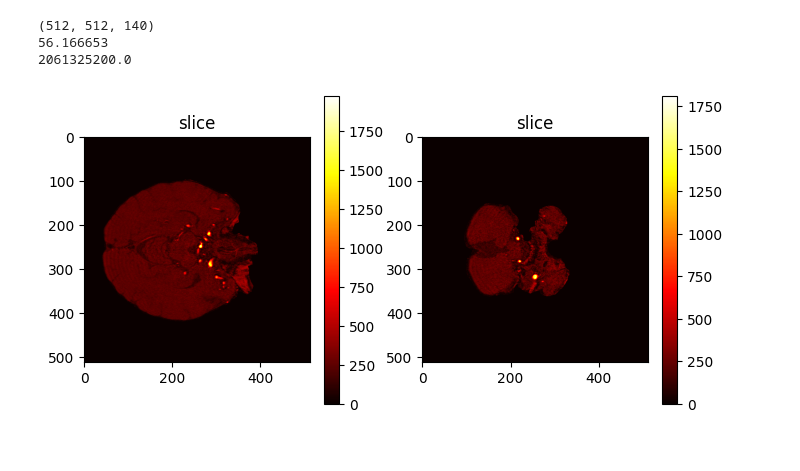
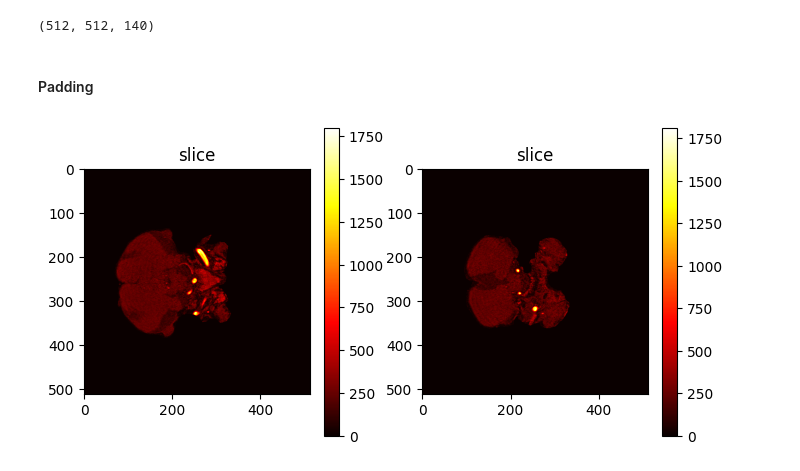
Before and after one commit to NotYourLady/MSRepo, a Jupyter notebook: VesselSegmentation/Binarization.ipynb, the cells around one changed output. Drawn from its saved outputs; the diff is of its cells as text; code cells hidden in the pictures.

```diff
--- a/VesselSegmentation/Binarization.ipynb
+++ b/VesselSegmentation/Binarization.ipynb
@@ -38,17 +37,6 @@ calculation error 1.2703821994364261e-09
 brain_file = nib.load("data/sub-299_ses-20110422_desc-angio_N4bfc_brain_mask.nii.gz")
 
 brain_vol = np.array(brain_file.dataobj)
-
 print(brain_vol.shape)
-print(brain_vol.mean())
-print(brain_vol.sum())
-
-##compressed
-#brain_vol = zoom(brain_vol, (0.25, 0.25, 0.25))
-#print(brain_vol.shape)
-#print(brain_vol.mean())
-#print(brain_vol.sum())
 # %% [output]
 (512, 512, 140)
-56.166653
-2061325200.0
@@ -55,3 +47,5 @@ print(brain_vol.sum())
+# %% [markdown]
+<h4> Padding
 # %%
 new_vol = np.zeros((512, 512, 164))
 new_vol[:, :, 12:152] = brain_vol
@@ -70,8 +62,8 @@ def print_img(vol, axis, title= 'title', slice=None, cmap='hot'):
 # %%
 SHOW_SLICE = 31
 
 fig, ax = plt.subplots(1, 2, figsize=(8, 4))
-print_img(brain_vol, ax[0], 'slice', 100)
+print_img(brain_vol, ax[0], 'slice', 50)
 print_img(brain_vol, ax[1], 'slice')
 # %% [output]
-[figure, old version]
+[figure, new version]
```
Also changed, not shown: parts of 38 cells of this notebook, 5 other files.
